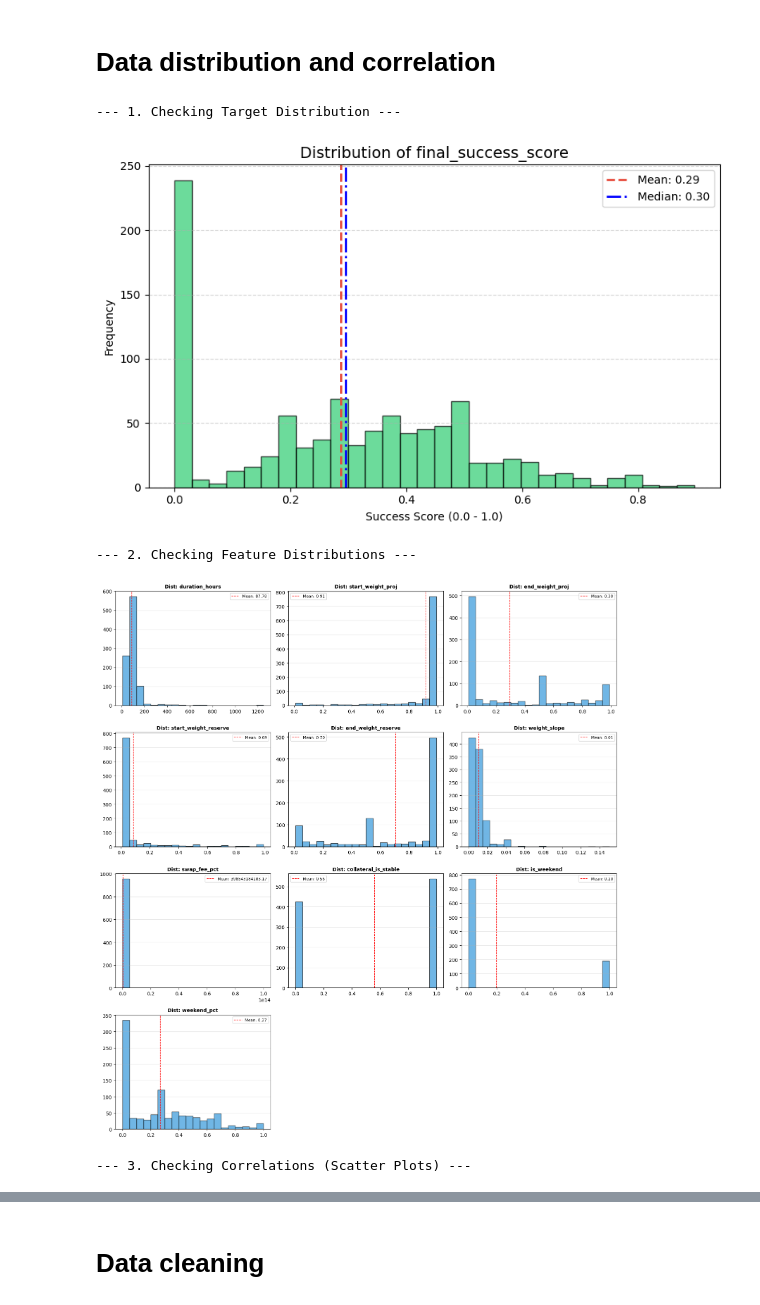
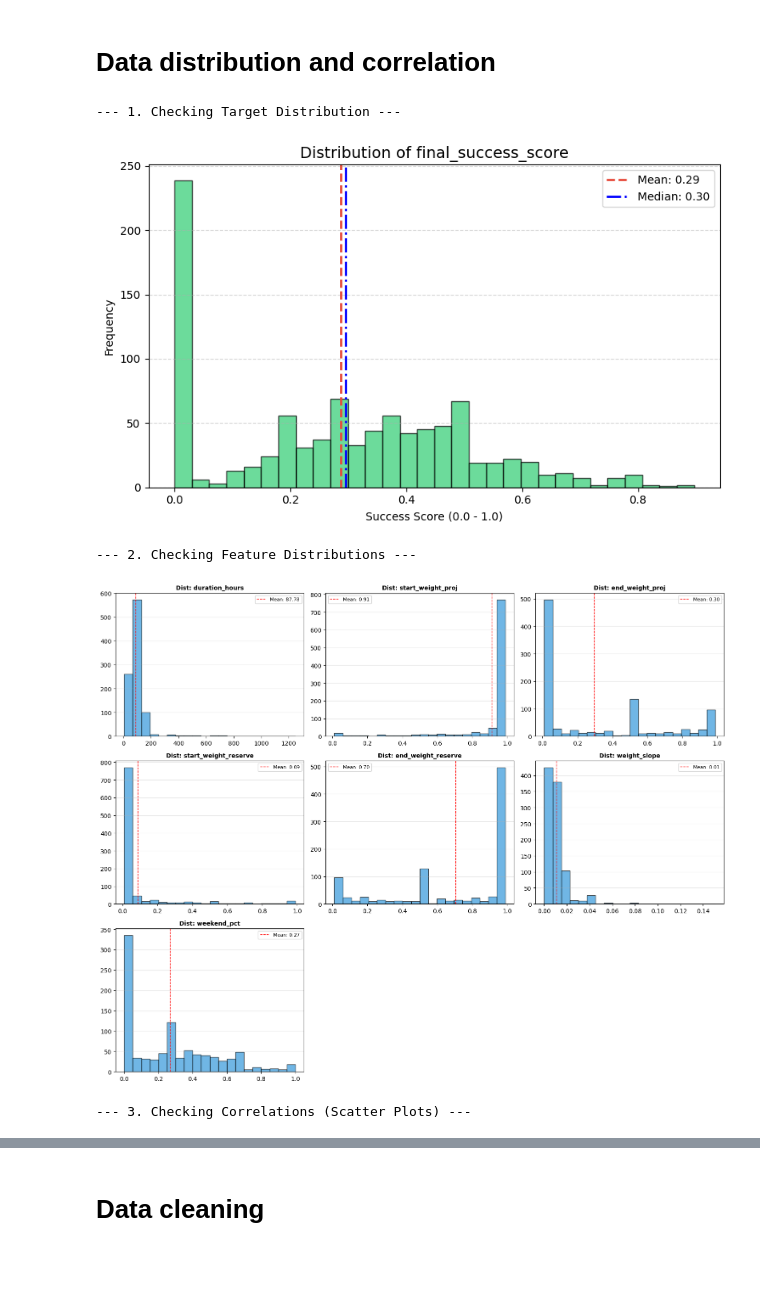
Before and after one commit to kaiquevalentim/fair-launch-analytics, a Jupyter notebook: analytics/dune_api_downloads/v1v2_eda_and_data_cleaning.ipynb, the cells around one changed output, grey strips where cells are left out. Drawn from its saved outputs; the diff is of its cells as text; code cells hidden in the pictures; blank space fills up the shorter version.

```diff
--- a/analytics/dune_api_downloads/v1v2_eda_and_data_cleaning.ipynb
+++ b/analytics/dune_api_downloads/v1v2_eda_and_data_cleaning.ipynb
@@ -44,7 +44,7 @@ memory usage: 90.2+ KB
 # 1. Define Features (Exclude the Target from the inputs list)
 target_col = 'final_success_score'
 numerical_features = training_dataset_df.select_dtypes(
-    include=['float64', 'int64']).columns.tolist()
+    include=['float64', 'int64']).drop(columns=['swap_fee_pct','collateral_is_stable','is_weekend']).columns.tolist()
 if target_col in numerical_features:
     numerical_features.remove(target_col)
 
@@ -142,32 +142,32 @@ def plot_feature_vs_success(df, features, target='final_success_score'):
                      fontsize=10, fontweight='bold')
         ax.set_ylabel('Score')
         ax.set_xlabel(col)
         ax.grid(True, alpha=0.3)
 
     # Hide empty subplots
     for j in range(i + 1, len(axes)):
         axes[j].axis('off')
 
     plt.tight_layout()
     plt.show()
 
 
 # ==========================================
 # EXECUTION
 # ==========================================
 plt.style.use('fast')
 
 print("--- 1. Checking Target Distribution ---")
 plot_target_distribution(training_dataset_df)
 
 print("--- 2. Checking Feature Distributions ---")
 plot_numerical_distributions(training_dataset_df, numerical_features)
 
 print("--- 3. Checking Correlations (Scatter Plots) ---")
 plot_feature_vs_success(training_dataset_df, numerical_features)
 # %% [output]
 --- 1. Checking Target Distribution ---
 [figure]
 --- 2. Checking Feature Distributions ---
-[figure, old version]
+[figure, new version]
 --- 3. Checking Correlations (Scatter Plots) ---
```
Also changed, not shown: parts of 3 cells of this notebook, 3 other files.
